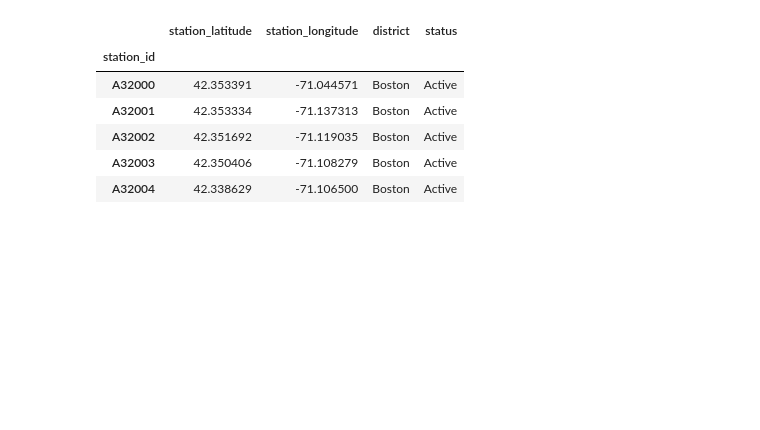
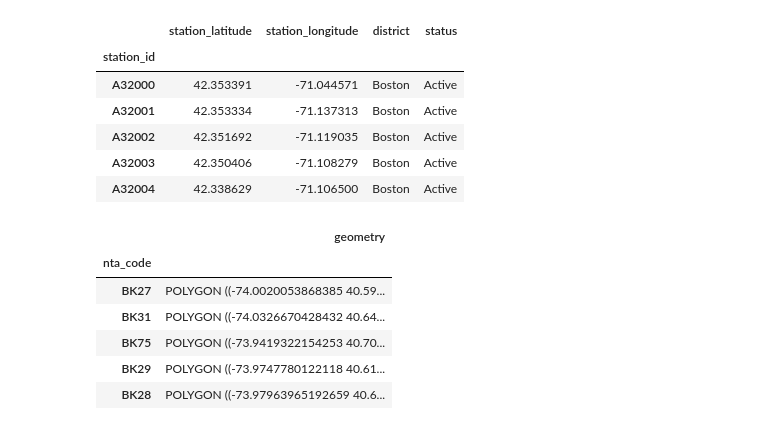
Before and after one commit to fpervaiz/LondonSpringDatathon2020, a Jupyter notebook: clean_nyc_bikeshare.ipynb, the cells around one changed output. Saved outputs shown, nothing was run; the diff lists cells and outputs as text; code cells hidden in the pictures; blank space fills up the shorter version.

```diff
--- a/clean_nyc_bikeshare.ipynb
+++ b/clean_nyc_bikeshare.ipynb
@@ -112,0 +116,12 @@ boston_key.head()
+# %%
+nta_region = pd.read_csv("nta_region.csv")
+nta_region.set_index("nta_code",inplace=True)
+nta_region.head()
+# %% [output]
+|  | geometry |
+| nta_code |  |
+| BK27 | POLYGON ((-74.0020053868385 40.59... |
+| BK31 | POLYGON ((-74.0326670428432 40.64... |
+| BK75 | POLYGON ((-73.9419322154253 40.70... |
+| BK29 | POLYGON ((-73.9747780122118 40.61... |
+| BK28 | POLYGON ((-73.97963965192659 40.6... |
```
Also changed, not shown: parts of 4 cells of this notebook, 4 other files.
